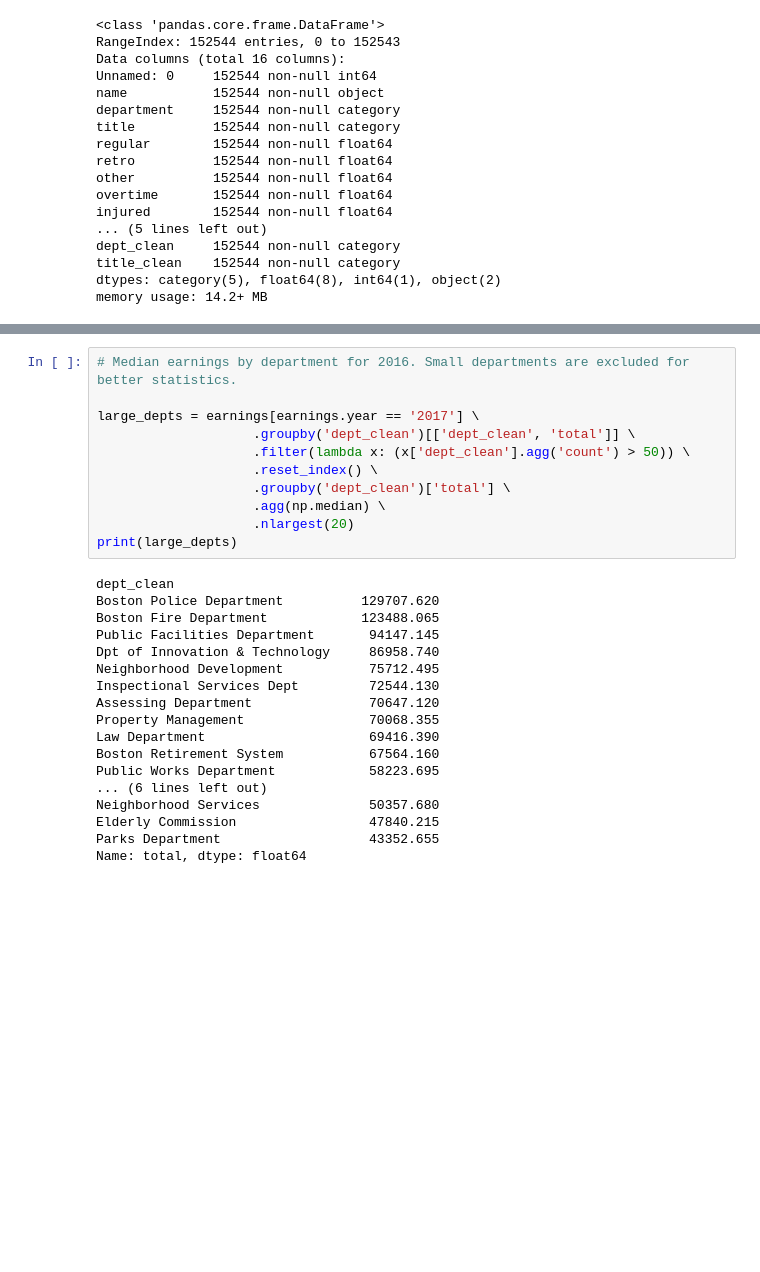
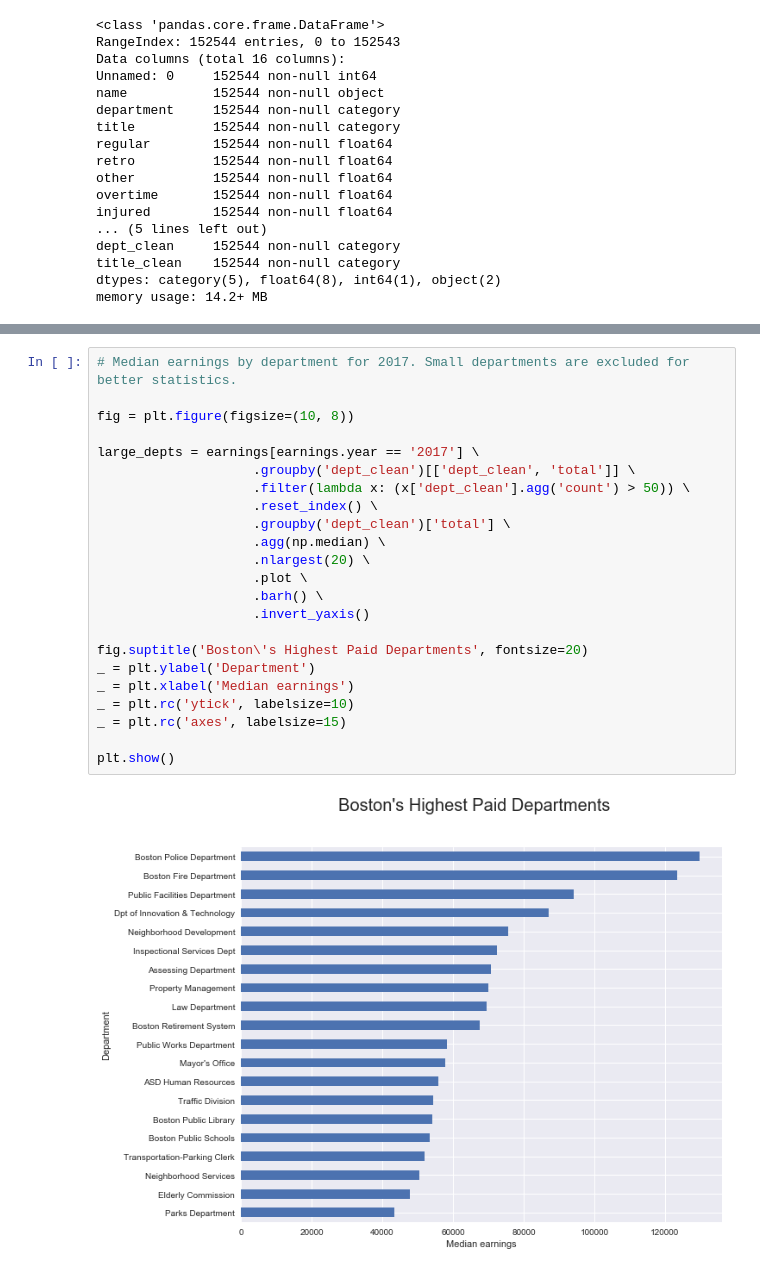
Before and after one commit to Turanga1/Springboard_DataScience, a Jupyter notebook: Capstone 1 - Boston Earnings Report/boston_earnings_analysis.ipynb, the cells around one changed output, grey strips where cells are left out. Drawn from its saved outputs; the diff is of its cells as text; blank space fills up the shorter version.

```diff
--- a/Capstone 1 - Boston Earnings Report/boston_earnings_analysis.ipynb
+++ b/Capstone 1 - Boston Earnings Report/boston_earnings_analysis.ipynb
@@ -58,32 +83,28 @@ year
 # %%
-# Median earnings by department for 2016. Small departments are excluded for better statistics.
+# Median earnings by department for 2017. Small departments are excluded for better statistics.
+
+fig = plt.figure(figsize=(10, 8))
 
 large_depts = earnings[earnings.year == '2017'] \
                     .groupby('dept_clean')[['dept_clean', 'total']] \
                     .filter(lambda x: (x['dept_clean'].agg('count') > 50)) \
                     .reset_index() \
                     .groupby('dept_clean')['total'] \
                     .agg(np.median) \
-                    .nlargest(20)
-print(large_depts)
+                    .nlargest(20) \
+                    .plot \
+                    .barh() \
+                    .invert_yaxis()
+
+fig.suptitle('Boston\'s Highest Paid Departments', fontsize=20)
+_ = plt.ylabel('Department')
+_ = plt.xlabel('Median earnings')
+_ = plt.rc('ytick', labelsize=10)
+_ = plt.rc('axes', labelsize=15)
+
+plt.show()
 # %% [output]
-dept_clean
-Boston Police Department          129707.620
-Boston Fire Department            123488.065
-Public Facilities Department       94147.145
-Dpt of Innovation & Technology     86958.740
-Neighborhood Development           75712.495
-Inspectional Services Dept         72544.130
-Assessing Department               70647.120
-Property Management                70068.355
-Law Department                     69416.390
-Boston Retirement System           67564.160
-Public Works Department            58223.695
-... (6 lines left out)
-Neighborhood Services              50357.680
-Elderly Commission                 47840.215
-Parks Department                   43352.655
-Name: total, dtype: float64
+[figure, added]
 # %% [markdown]
 ## Residency Requirement
 Boston city employees are required to live within city limits. The law is not strictly enforced and is confounded by state, federal and union regulations.
```
Also changed, not shown: parts of 4 cells of this notebook.
